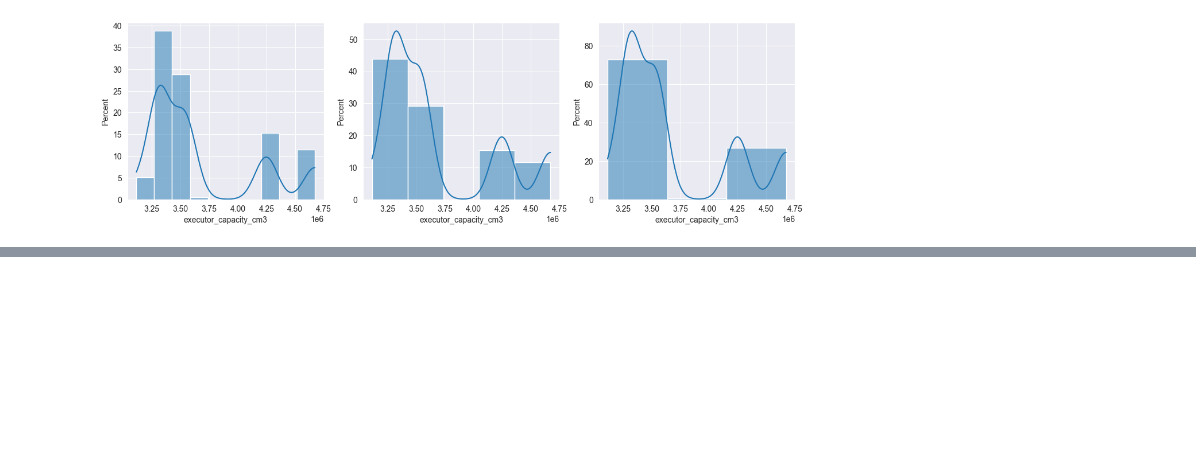
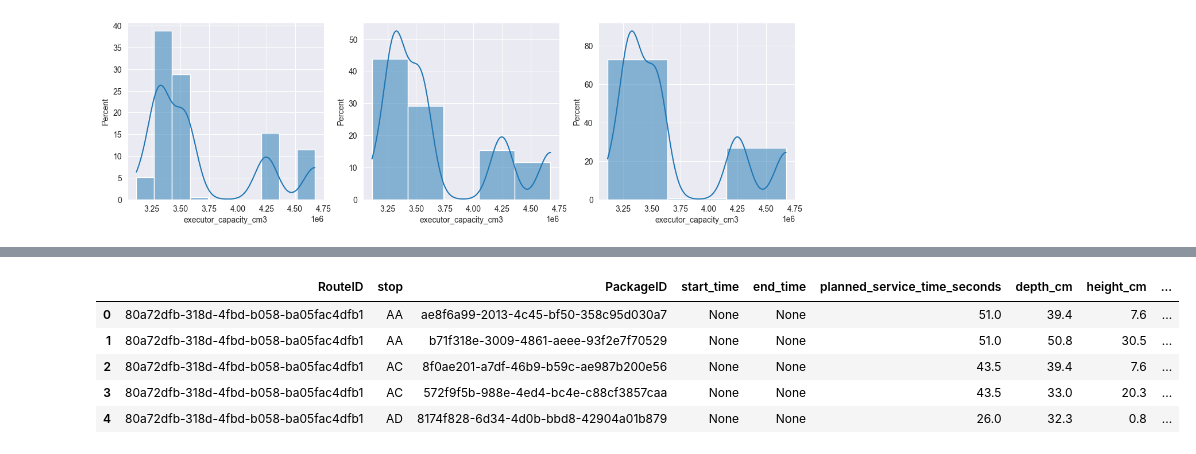
Before and after one commit to pmoros/data-mining-2023-II, a Jupyter notebook: main.ipynb, the cells around one changed output, grey strips where cells are left out. Drawn from its saved outputs; the diff is of its cells as text; code cells hidden in the pictures; blank space fills up the shorter version.

Commit message:
package db

```diff
--- a/main.ipynb
+++ b/main.ipynb
@@ -211,3 +211,10 @@ for i in list(range(0,len(df_eval_route_numerical)*3,3)):
   sns.histplot(df_eval_route[df_eval_route_numerical[i//3]], kde=True, ax=ax2[k],stat='percent', bins=3)
 # %% [output]
 [figure]
+# %%
+with open('datasets/raw/eval_package_data_formatted.json',"r") as eval_package:
+    data_eval_package = json.load(eval_package)
+# %%
+claves = obtener_todas_las_claves(data_eval_package)
+claves = list(set(claves))
+print(claves)
@@ -213,0 +223,22 @@ for i in list(range(0,len(df_eval_route_numerical)*3,3)):
+# %%
+processed = dict([])
+for clave in claves:
+    ruta = data_eval_package[clave]
+    claves_paradas = obtener_todas_las_claves(ruta)
+    for parada in claves_paradas:
+        claves_paquetes = obtener_todas_las_claves(ruta[parada])
+        toADD = dict([])
+        for paquete in claves_paquetes:
+            toADD['RouteID'] = str(clave).replace("RouteID_","")
+            toADD['stop'] = str(parada)
+            toADD['PackageID'] = str(paquete).replace("PackageID_","")
+            toADD['start_time'] = str(ruta[parada][paquete]['time_window']['start_time_utc'])
+            toADD['end_time'] = str(ruta[parada][paquete]['time_window']['end_time_utc'])
+            toADD['planned_service_time_seconds'] = str(ruta[parada][paquete]['planned_service_time_seconds'])
+            toADD['depth_cm'] = str(ruta[parada][paquete]['dimensions']['depth_cm'])
+            toADD['height_cm'] = str(ruta[parada][paquete]['dimensions']['height_cm'])
+            toADD['width_cm'] = str(ruta[parada][paquete]['dimensions']['width_cm'])
+            processed[str(len(processed))] = toADD
+            toADD = dict([])
+
+print(processed)
@@ -213,0 +258,11 @@ for i in list(range(0,len(df_eval_route_numerical)*3,3)):
+# %%
+df_eval_package = pd.DataFrame.from_dict(processed, orient='index')
+# %%
+df_eval_package.head()
+# %% [output]
+|  | RouteID | stop | PackageID | start_time | end_time | planned_service_time_seconds | depth_cm | height_cm | ... |
+| 0 | 80a72dfb-318d-4fbd-b058-ba05fac4dfb1 | AA | ae8f6a99-2013-4c45-bf50-358c95d030a7 | None | None | 51.0 | 39.4 | 7.6 | ... |
+| 1 | 80a72dfb-318d-4fbd-b058-ba05fac4dfb1 | AA | b71f318e-3009-4861-aeee-93f2e7f70529 | None | None | 51.0 | 50.8 | 30.5 | ... |
+| 2 | 80a72dfb-318d-4fbd-b058-ba05fac4dfb1 | AC | 8f0ae201-a7df-46b9-b59c-ae987b200e56 | None | None | 43.5 | 39.4 | 7.6 | ... |
+| 3 | 80a72dfb-318d-4fbd-b058-ba05fac4dfb1 | AC | 572f9f5b-988e-4ed4-bc4e-c88cf3857caa | None | None | 43.5 | 33.0 | 20.3 | ... |
+| 4 | 80a72dfb-318d-4fbd-b058-ba05fac4dfb1 | AD | 8174f828-6d34-4d0b-bbd8-42904a01b879 | None | None | 26.0 | 32.3 | 0.8 | ... |
```
Also changed, not shown: parts of 4 cells of this notebook.
